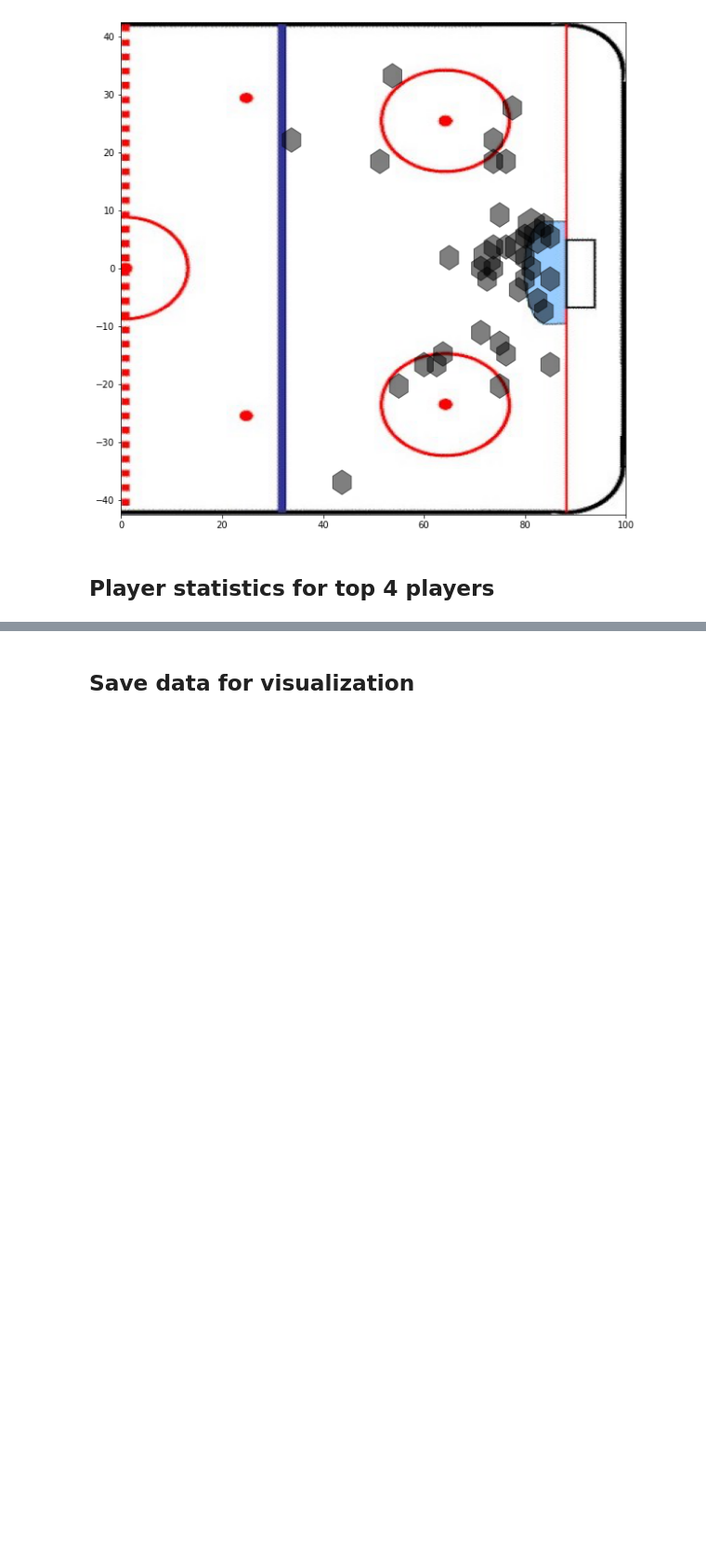
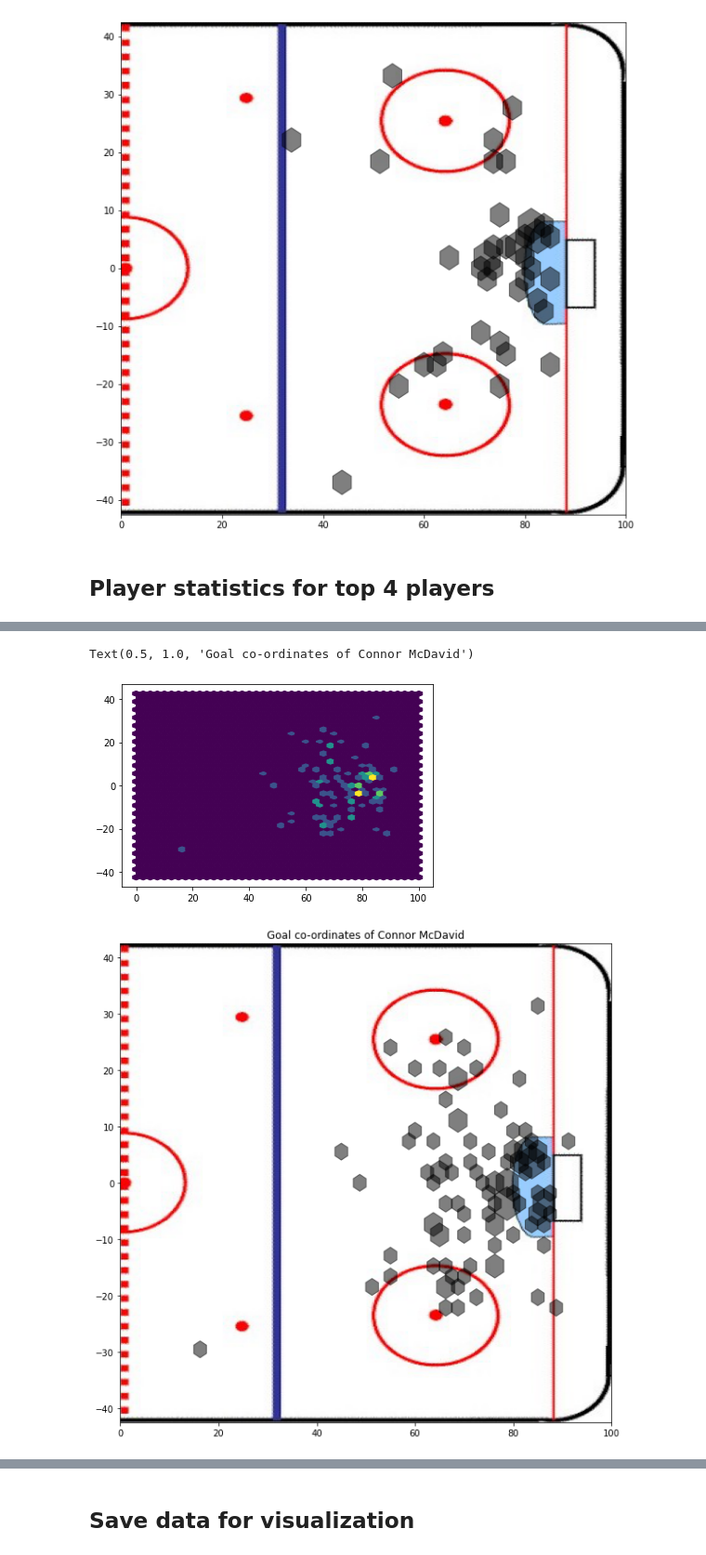
Before and after one commit to aadityapanchal/NHL-Analytics, a Jupyter notebook: NHL-Shots-Data-Analysis.ipynb, the cells around one changed output, grey strips where cells are left out. Shown at 93% size. Drawn from its saved outputs; the diff is of its cells as text; code cells hidden in the pictures; blank space fills up the shorter version.

Commit message:
Added NHL's Top player Goal Analysis

```diff
--- a/NHL-Shots-Data-Analysis.ipynb
+++ b/NHL-Shots-Data-Analysis.ipynb
@@ -167,0 +229,37 @@ The goal conversion ratio of 'Ottawa Senators' against 'Toronto Maple Leafs' is
+# %%
+def plot_hexbin_shots_goals(connor_goals):
+    rink_size = [0, 100.0, -42.5, 42.5]
+    #plotting shots
+    goals_x_coordinates = connor_goals['coor_x_normalized'].to_numpy()
+    goals_y_coordinates = connor_goals['coor_y_normalized'].to_numpy()
+    goals_hexbin_plot =  plt.hexbin(goals_x_coordinates, goals_y_coordinates, gridsize=40, extent=rink_size)
+#     plt.show()
+    goals_hexbin_offsets = goals_hexbin_plot.get_offsets()
+    goals_hexbin_values = goals_hexbin_plot.get_array()
+    return (goals_hexbin_offsets, goals_hexbin_values)
+
+def plot_shots_goals_on_rink(goals_hexbin_offsets, goals_hexbin_values):
+    figure = plt.figure(figsize = (10,10))
+    figure_subplot = figure.add_subplot(111)
+    figure_subplot.set_ylim(ymin = -42.5, ymax = 42.5)
+    figure_subplot.set_xlim(xmin = 0.0, xmax = 100)
+
+    rink_image = Image.open('assets/NHL-Rink-Half.jpeg')
+    printed = plt.imshow(rink_image, extent = [0, 100, -42.5, 42.5 ], aspect = 'auto')
+
+    for counter, vertex in enumerate(goals_hexbin_offsets):
+        if goals_hexbin_values[counter] < 1:
+            continue
+        goals_hexbin_value_scaled = goals_hexbin_values[counter] / max(goals_hexbin_values)
+        hex_radius = 3 * math.sqrt(goals_hexbin_value_scaled)
+        goal_hexagon = RegularPolygon((vertex[0], vertex[1]), numVertices = 6, radius = hex_radius,
+                        orientation = np.radians(0), alpha = 0.5, edgecolor = 'Black', color = 'Black')
+        figure_subplot.add_patch(goal_hexagon)
+# %%
+goals_hexbin_offsets, goals_hexbin_values = plot_hexbin_shots_goals(connor_mcdavid_goals)
+plot_shots_goals_on_rink(goals_hexbin_offsets, goals_hexbin_values)
+plt.title("Goal co-ordinates of Connor McDavid")
+# %% [output]
+Text(0.5, 1.0, 'Goal co-ordinates of Connor McDavid')
+[figure, added]
+[figure, added]
```
Also changed, not shown: parts of 6 cells of this notebook.
